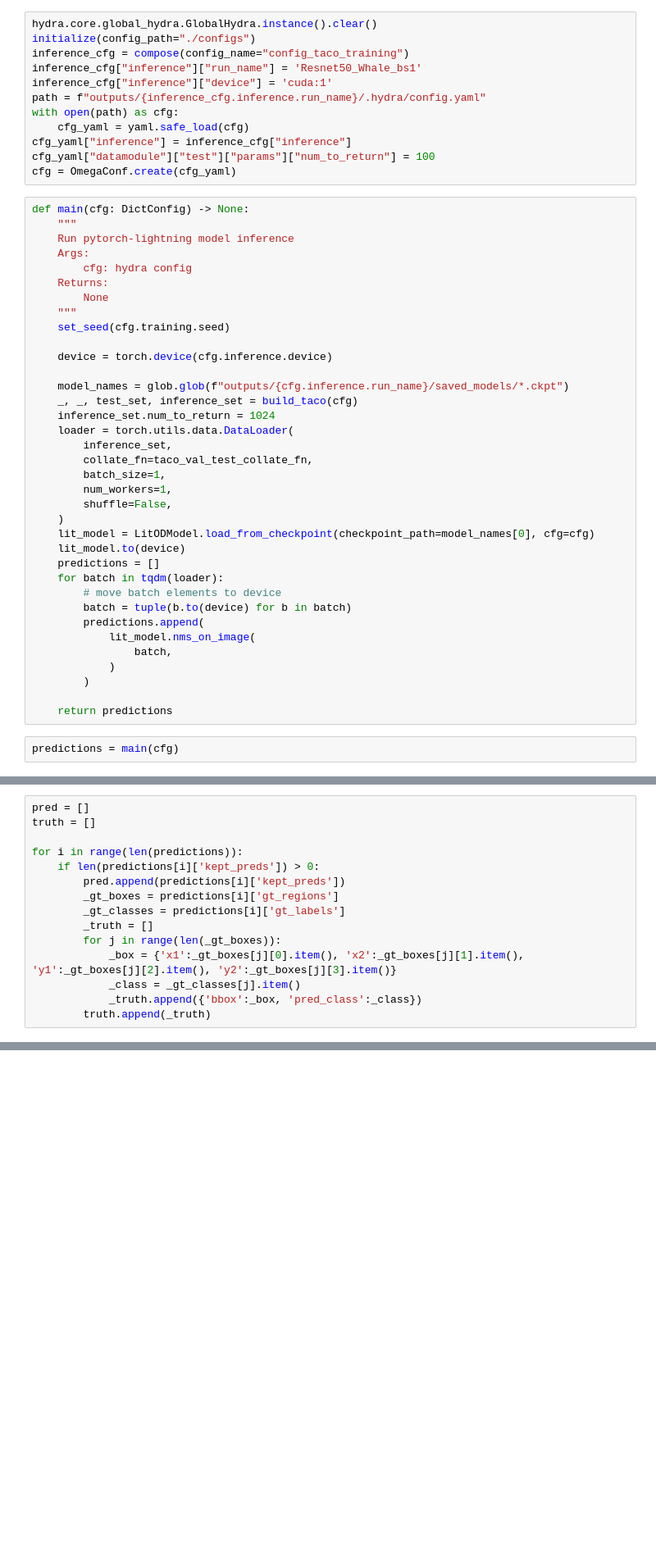
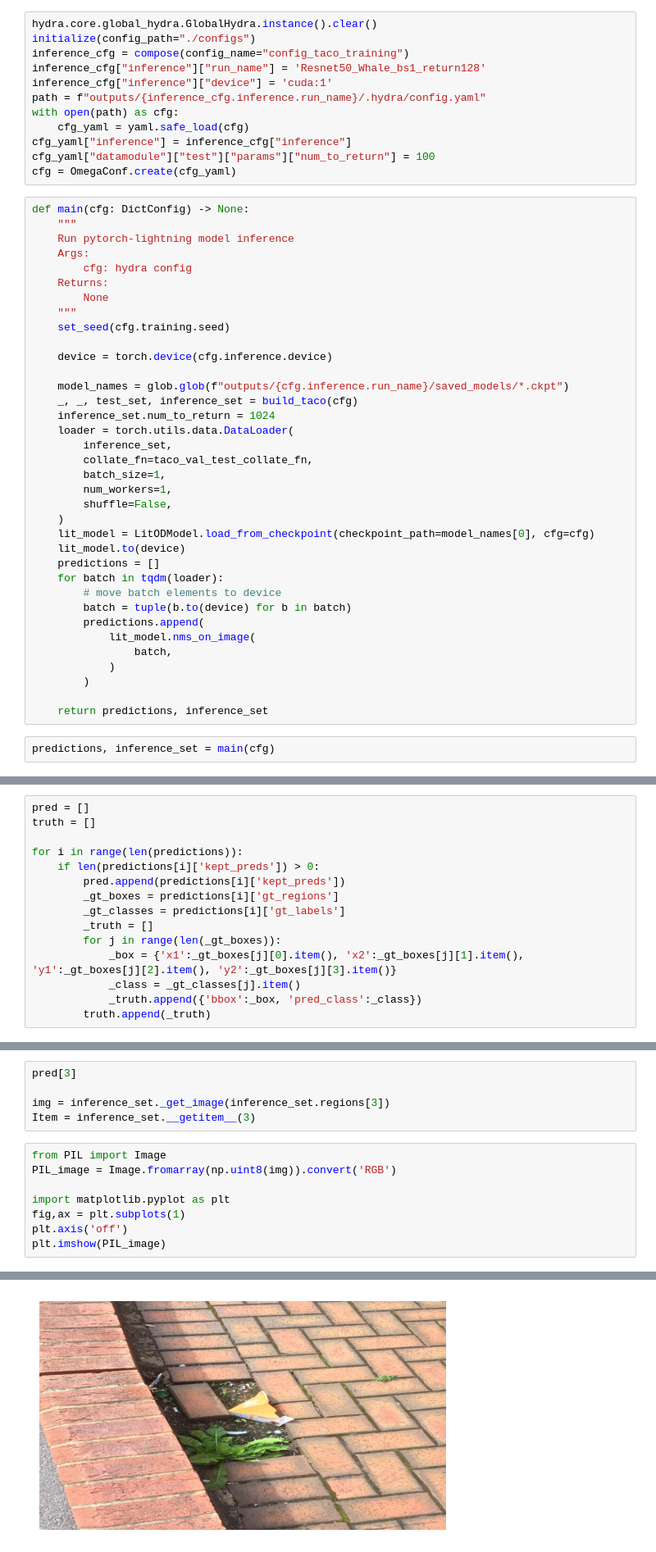
Before and after one commit to mustass/computer_vision, a Jupyter notebook: notebooks/stas/nms_objectdetect_inference.ipynb, the cells around one changed output, grey strips where cells are left out. Shown at 82% size. Drawn from its saved outputs; the diff is of its cells as text; blank space fills up the shorter version.

```diff
--- a/notebooks/stas/nms_objectdetect_inference.ipynb
+++ b/notebooks/stas/nms_objectdetect_inference.ipynb
@@ -19,7 +19,7 @@ import os
 hydra.core.global_hydra.GlobalHydra.instance().clear()
 initialize(config_path="./configs")
 inference_cfg = compose(config_name="config_taco_training")
-inference_cfg["inference"]["run_name"] = 'Resnet50_Whale_bs1'
+inference_cfg["inference"]["run_name"] = 'Resnet50_Whale_bs1_return128'
 inference_cfg["inference"]["device"] = 'cuda:1'
 path = f"outputs/{inference_cfg.inference.run_name}/.hydra/config.yaml"
 with open(path) as cfg:
@@ -62,6 +62,6 @@ def main(cfg: DictConfig) -> None:
             )
         )
 
-    return predictions
+    return predictions, inference_set
 # %%
-predictions = main(cfg)
+predictions, inference_set = main(cfg)
@@ -102,0 +122,14 @@ tensor(0.0664347485)
+# %%
+pred[3]
+
+img = inference_set._get_image(inference_set.regions[3])
+Item = inference_set.__getitem__(3)
+# %%
+from PIL import Image
+PIL_image = Image.fromarray(np.uint8(img)).convert('RGB')
+
+import matplotlib.pyplot as plt
+fig,ax = plt.subplots(1)
+plt.axis('off')
+plt.imshow(PIL_image)
+# %% [output]
@@ -102,0 +137 @@ tensor(0.0664347485)
+[figure, added]
```
Also changed, not shown: parts of 10 cells of this notebook, 1 other file.
